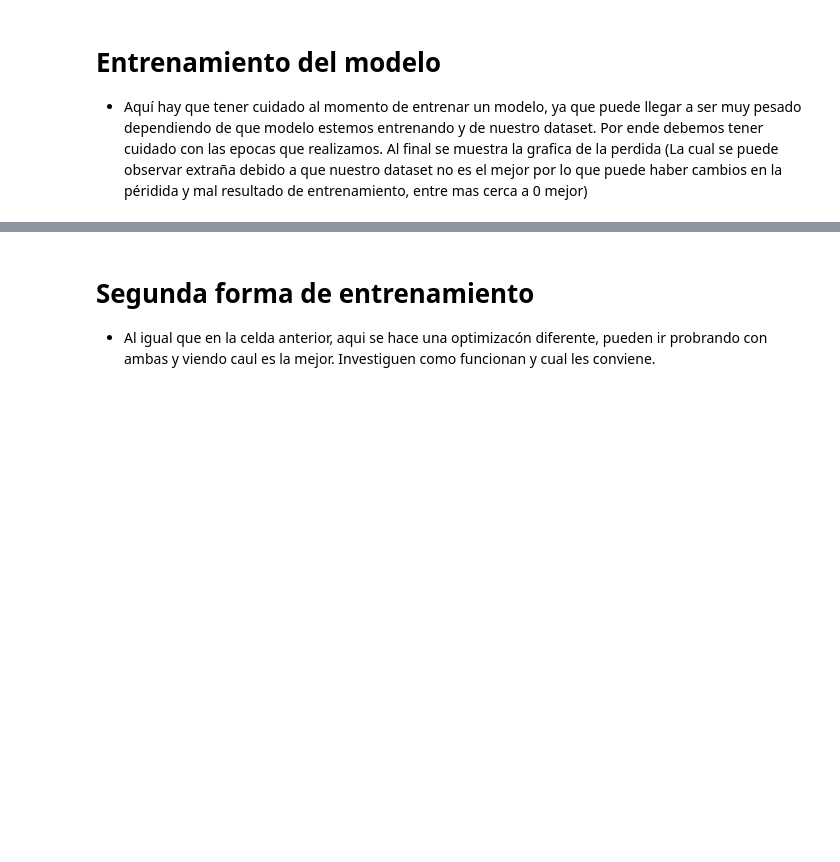
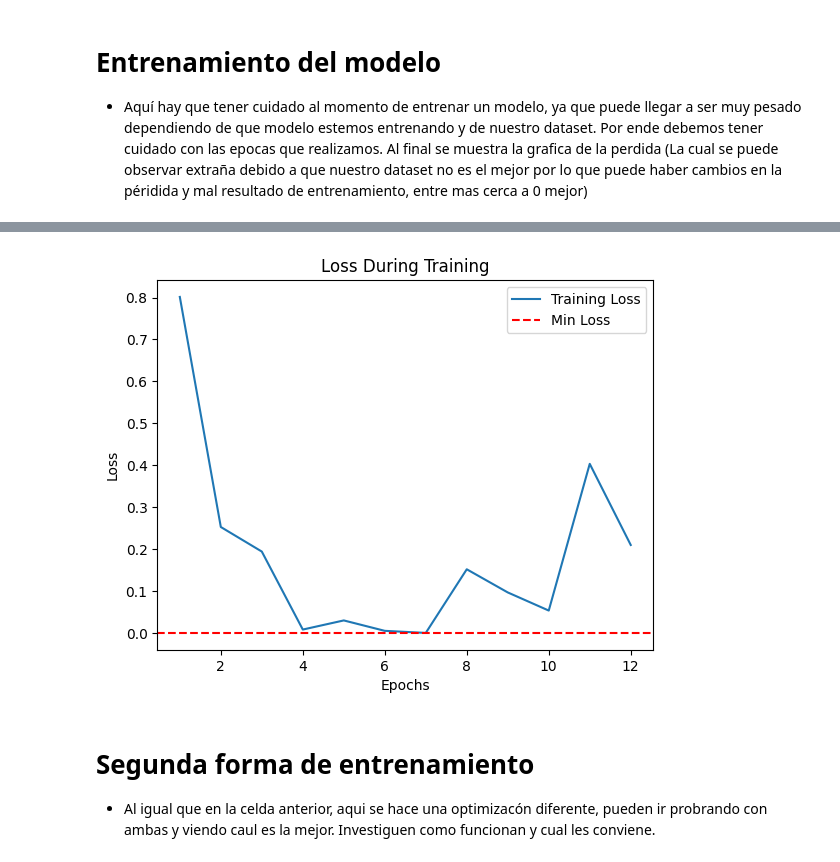
Before and after one commit to AleSanchezB/ai-cup-chatbot, a Jupyter notebook: main.ipynb, the cells around one changed output, grey strips where cells are left out. Drawn from its saved outputs; the diff is of its cells as text; code cells hidden in the pictures; blank space fills up the shorter version.

Commit message:
Branch de prueba para mostrar a waissman

```diff
--- a/main.ipynb
+++ b/main.ipynb
@@ -171,11 +171,11 @@ triplet_loss = TripletLoss(margin=1.0).to(device)
 
 # Optimizer
 criterion = nn.TripletMarginLoss(margin=1.0)
-optimizer = optim.Adam(model.parameters(), lr=0.001)
+optimizer = optim.Adam(model.parameters(), lr=0.001, weight_decay=1e-5)
 # %% [markdown]
 # Carga un modelo entrenado
 - Si ya cuentas con un modelo entrenado puedes cargarlo directamente para no tener que volver a entrar el modelo.
 # %%
 model = TripletNet(False).to(device)
-model.load_state_dict(torch.load("model/triplet_model.pth", map_location=device))
+model.load_state_dict(torch.load("model/model.pth", map_location=device))
 model.eval()
@@ -205,7 +187,6 @@ TripletNet(
 transform = transforms.Compose([
     transforms.Resize((224, 224)),
     transforms.ToTensor(),
-    transforms.Normalize(mean=[0.5, 0.5, 0.5], std=[0.5, 0.5, 0.5])
 ])
 
 defective_dir = "dataset_augmented/Defective/"
@@ -213,17 +194,21 @@ non_defective_dir = "dataset_augmented/Non-Defective/"
 
 # Cargar los datos
 train_dataset = TripletDataset(defective_dir, non_defective_dir, transform=transform)
-train_loader = DataLoader(train_dataset, batch_size=4, shuffle=True)
+train_loader = DataLoader(train_dataset, batch_size=16, shuffle=True)
 # %% [markdown]
 # Entrenamiento del modelo
 - Aquí hay que tener cuidado al momento de entrenar un modelo, ya que puede llegar a ser muy pesado dependiendo de que modelo estemos entrenando y de nuestro dataset. Por ende debemos tener cuidado con las epocas que realizamos. Al final se muestra la grafica de la perdida (La cual se puede observar extraña debido a que nuestro dataset no es el mejor por lo que puede haber cambios en la péridida y mal resultado de entrenamiento, entre mas cerca a 0 mejor)
 # %%
 import matplotlib.pyplot as plt
 
-# Para almacenar los valores de la pérdida en cada época
 losses = []
+num_epochs = 20
+patience = 5
+best_loss = float('inf')
+epochs_without_improvement = 0
 
-# Entrenamiento modificado para almacenar las pérdidas
+scheduler = torch.optim.lr_scheduler.ReduceLROnPlateau(optimizer, mode='min', patience=3, factor=0.1)
+
 for epoch in range(num_epochs):
     model.train()
     total_loss = 0
@@ -247,11 +232,28 @@ for epoch in range(num_epochs):
 
     epoch_loss = total_loss / len(train_loader)
     losses.append(epoch_loss)
-    print(f"Epoch [{epoch+1}/{num_epochs}], Loss: {epoch_loss:.4f}")
+    print(f"Epoch [{epoch+1}/{num_epochs}], Loss: {epoch_loss:.10f}")
+
+    # Early Stopping
+    if epoch_loss < best_loss:
+        best_loss = epoch_loss
+        epochs_without_improvement = 0
+        # Guardar el mejor modelo
+        torch.save(model.state_dict(), "model/model.pth")
+    else:
+        epochs_without_improvement += 1
+        if epochs_without_improvement >= patience:
+            print(f"Early stopping at epoch {epoch+1}")
+            break
+
+    scheduler.step(epoch_loss)
 
 # Graficar la pérdida
-plt.plot(range(1, num_epochs + 1), losses)
+plt.plot(range(1, len(losses) + 1), losses, label='Training Loss')
+plt.axhline(y=min(losses), color='r', linestyle='--', label='Min Loss')
 plt.xlabel('Epochs')
 plt.ylabel('Loss')
 plt.title('Loss During Training')
+plt.legend()
 plt.show()
+# %% [output]
@@ -258,3 +273,4 @@ plt.show()
+[figure, added]
 # %% [markdown]
 # Segunda forma de entrenamiento
 - Al igual que en la celda anterior, aqui se hace una optimizacón diferente, pueden ir probrando con ambas y viendo caul es la mejor. Investiguen como funcionan y cual les conviene.
```
Also changed, not shown: parts of 5 cells of this notebook, 10 other files.
